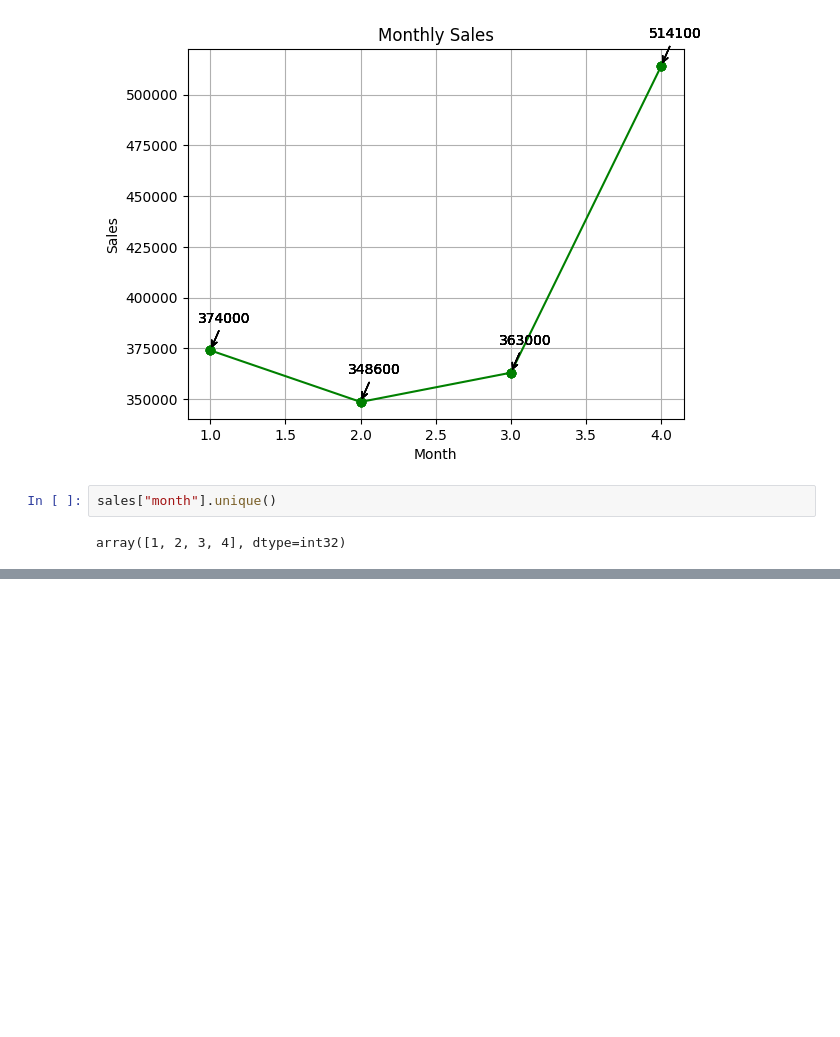
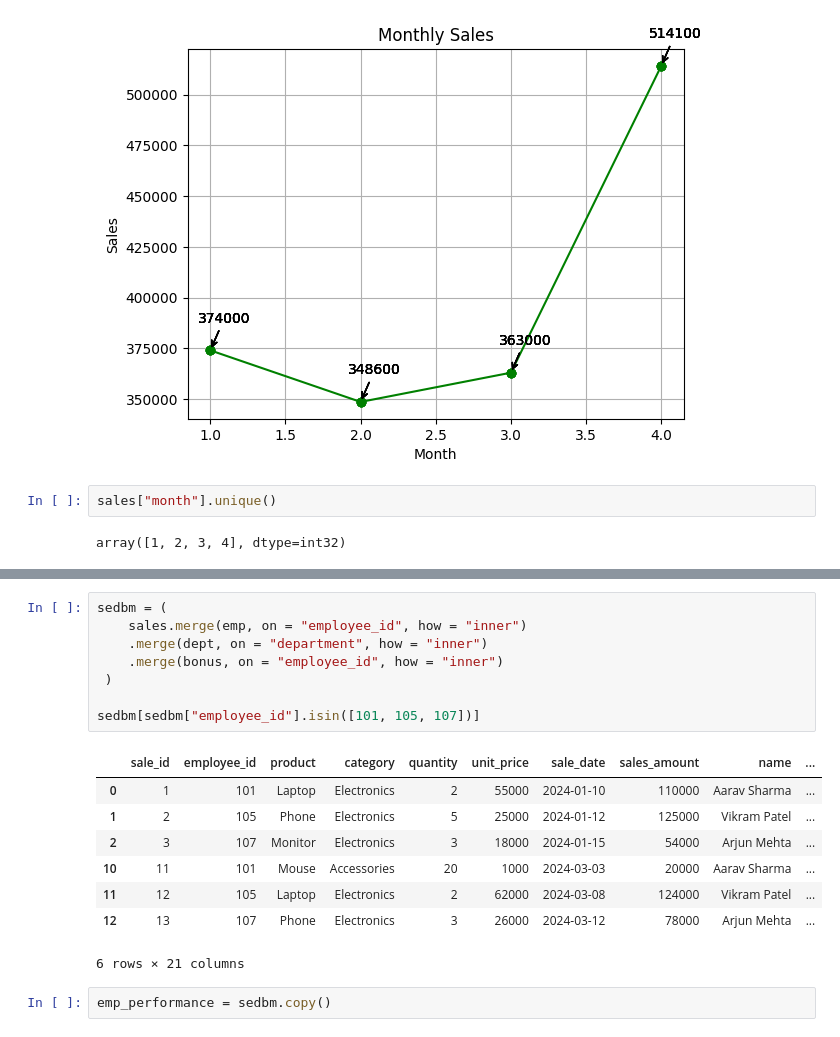
Before and after one commit to Vasista-G/GoogleCollab_Python, a Jupyter notebook: PandasLvL3/PandasLvL3Practice.ipynb, the cells around one changed output, grey strips where cells are left out. Cells and saved outputs as stored; diff of their text form; blank space fills up the shorter version.

```diff
--- a/PandasLvL3/PandasLvL3Practice.ipynb
+++ b/PandasLvL3/PandasLvL3Practice.ipynb
@@ -708,0 +664,19 @@ Department Comparison:
+# %%
+sedbm = (
+    sales.merge(emp, on = "employee_id", how = "inner")
+    .merge(dept, on = "department", how = "inner")
+    .merge(bonus, on = "employee_id", how = "inner")
+ )
+
+sedbm[sedbm["employee_id"].isin([101, 105, 107])]
+# %% [output]
+|  | sale_id | employee_id | product | category | quantity | unit_price | sale_date | sales_amount | name | ... |
+| 0 | 1 | 101 | Laptop | Electronics | 2 | 55000 | 2024-01-10 | 110000 | Aarav Sharma | ... |
+| 1 | 2 | 105 | Phone | Electronics | 5 | 25000 | 2024-01-12 | 125000 | Vikram Patel | ... |
+| 2 | 3 | 107 | Monitor | Electronics | 3 | 18000 | 2024-01-15 | 54000 | Arjun Mehta | ... |
+| 10 | 11 | 101 | Mouse | Accessories | 20 | 1000 | 2024-03-03 | 20000 | Aarav Sharma | ... |
+| 11 | 12 | 105 | Laptop | Electronics | 2 | 62000 | 2024-03-08 | 124000 | Vikram Patel | ... |
+| 12 | 13 | 107 | Phone | Electronics | 3 | 26000 | 2024-03-12 | 78000 | Arjun Mehta | ... |
+6 rows × 21 columns
+# %%
+emp_performance = sedbm.copy()
```
Also changed, not shown: parts of 6 cells of this notebook.
